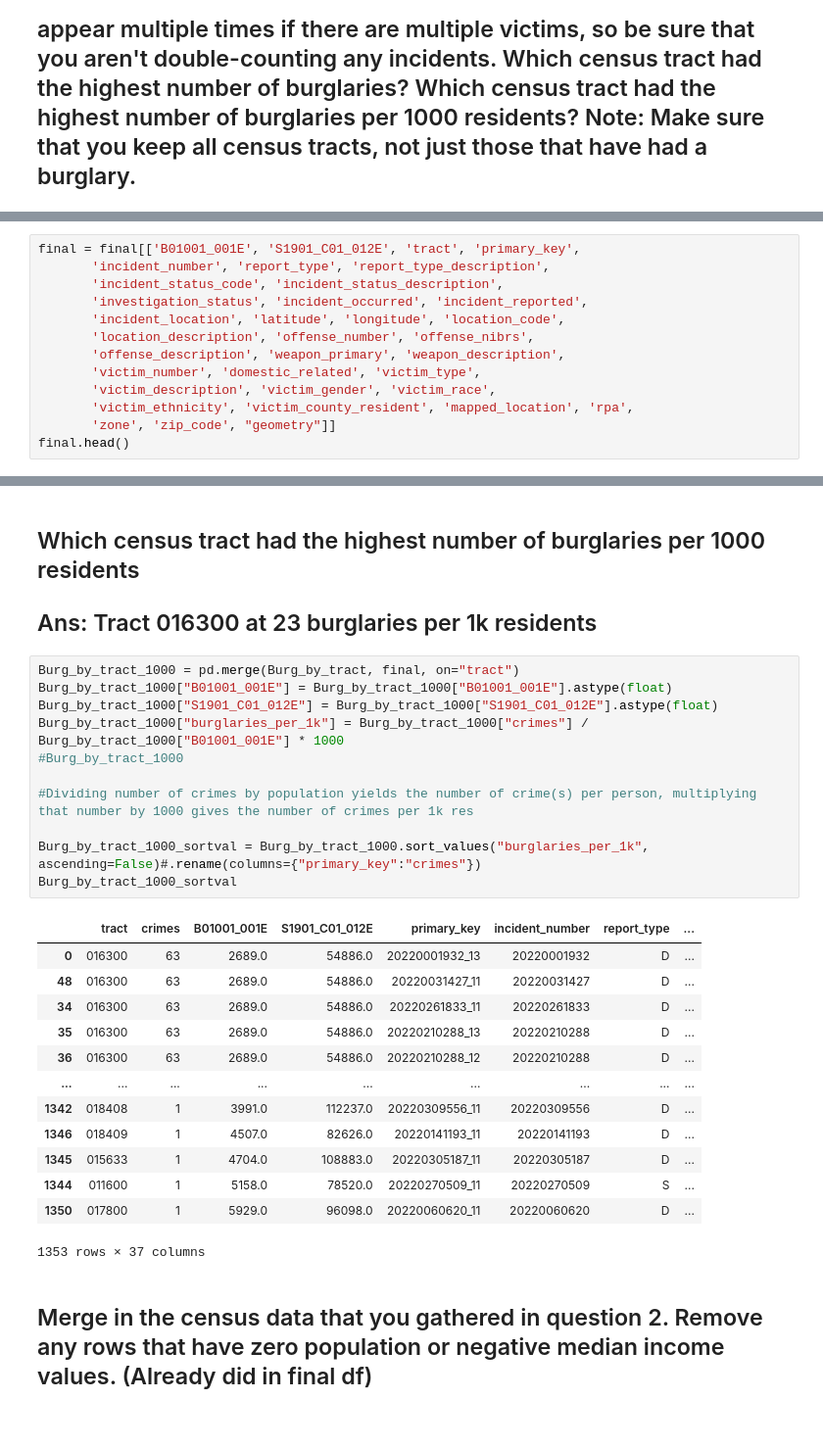
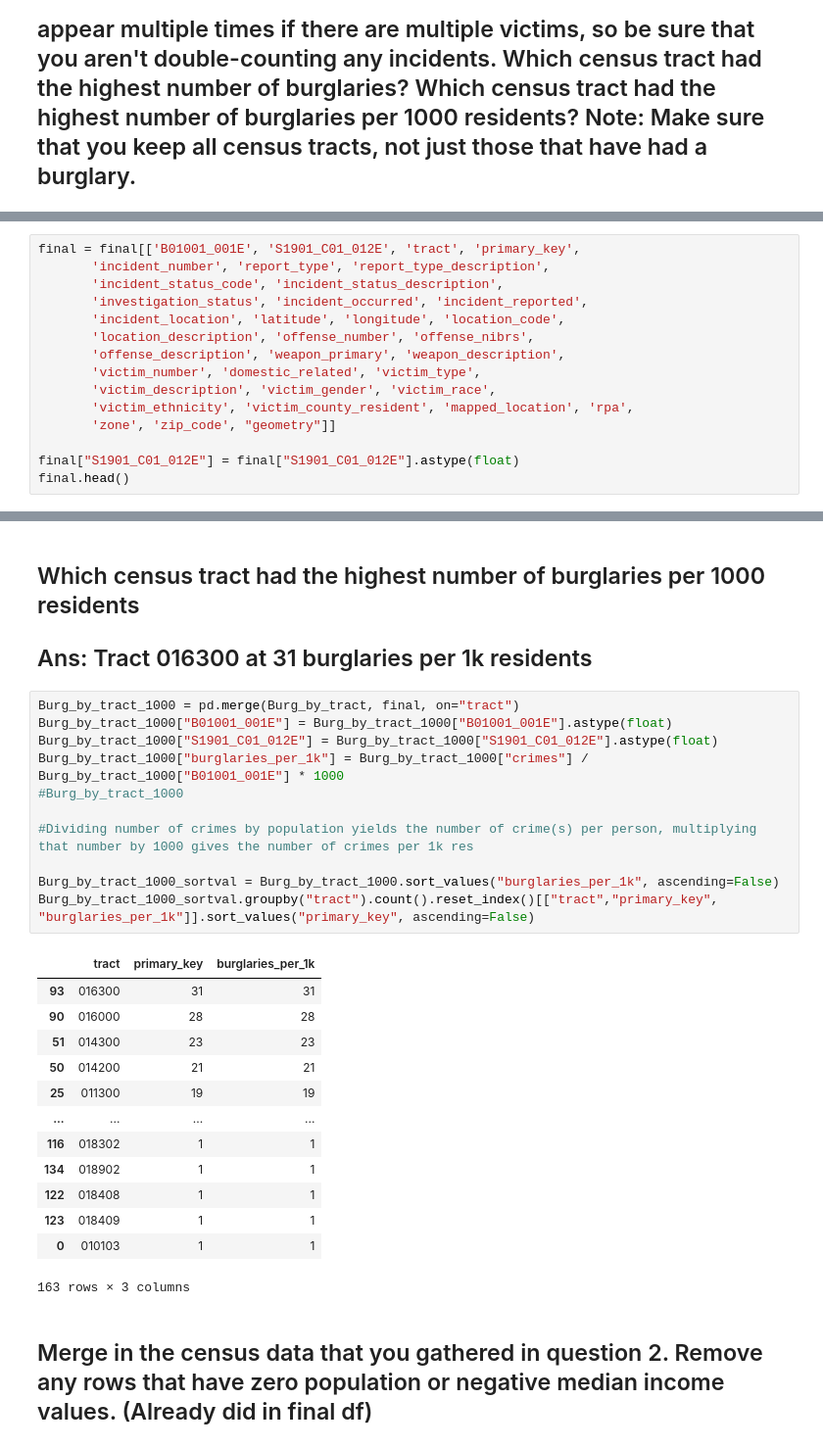
Before and after one commit to nss-data-science-cohort-6/api_project-twix, a Jupyter notebook: Bua_API_Project.ipynb, the cells around one changed output, grey strips where cells are left out. Shown at 98% size. Drawn from its saved outputs; the diff is of its cells as text.

```diff
--- a/Bua_API_Project.ipynb
+++ b/Bua_API_Project.ipynb
@@ -284,5 +284,7 @@ final = final[['B01001_001E', 'S1901_C01_012E', 'tract', 'primary_key',
        'victim_description', 'victim_gender', 'victim_race',
        'victim_ethnicity', 'victim_county_resident', 'mapped_location', 'rpa',
        'zone', 'zip_code', "geometry"]]
+
+final["S1901_C01_012E"] = final["S1901_C01_012E"].astype(float)
 final.head()
 # %% [output]
@@ -296,31 +303,31 @@ final.head()
 # %% [markdown]
 ## Which census tract had the highest number of burglaries per 1000 residents
 
-## Ans: Tract 016300 at 23 burglaries per 1k residents
+## Ans: Tract 016300 at 31 burglaries per 1k residents
 # %%
 Burg_by_tract_1000 = pd.merge(Burg_by_tract, final, on="tract")
 Burg_by_tract_1000["B01001_001E"] = Burg_by_tract_1000["B01001_001E"].astype(float)
 Burg_by_tract_1000["S1901_C01_012E"] = Burg_by_tract_1000["S1901_C01_012E"].astype(float)
 Burg_by_tract_1000["burglaries_per_1k"] = Burg_by_tract_1000["crimes"] / Burg_by_tract_1000["B01001_001E"] * 1000
 #Burg_by_tract_1000
 
 #Dividing number of crimes by population yields the number of crime(s) per person, multiplying that number by 1000 gives the number of crimes per 1k res
 
-Burg_by_tract_1000_sortval = Burg_by_tract_1000.sort_values("burglaries_per_1k", ascending=False)#.rename(columns={"primary_key":"crimes"})
-Burg_by_tract_1000_sortval
+Burg_by_tract_1000_sortval = Burg_by_tract_1000.sort_values("burglaries_per_1k", ascending=False)
+Burg_by_tract_1000_sortval.groupby("tract").count().reset_index()[["tract","primary_key", "burglaries_per_1k"]].sort_values("primary_key", ascending=False)
 # %% [output]
-|  | tract | crimes | B01001_001E | S1901_C01_012E | primary_key | incident_number | report_type | ... |
-| 0 | 016300 | 63 | 2689.0 | 54886.0 | 20220001932_13 | 20220001932 | D | ... |
-| 48 | 016300 | 63 | 2689.0 | 54886.0 | 20220031427_11 | 20220031427 | D | ... |
-| 34 | 016300 | 63 | 2689.0 | 54886.0 | 20220261833_11 | 20220261833 | D | ... |
-| 35 | 016300 | 63 | 2689.0 | 54886.0 | 20220210288_13 | 20220210288 | D | ... |
-| 36 | 016300 | 63 | 2689.0 | 54886.0 | 20220210288_12 | 20220210288 | D | ... |
-| ... | ... | ... | ... | ... | ... | ... | ... | ... |
-| 1342 | 018408 | 1 | 3991.0 | 112237.0 | 20220309556_11 | 20220309556 | D | ... |
-| 1346 | 018409 | 1 | 4507.0 | 82626.0 | 20220141193_11 | 20220141193 | D | ... |
-| 1345 | 015633 | 1 | 4704.0 | 108883.0 | 20220305187_11 | 20220305187 | D | ... |
-| 1344 | 011600 | 1 | 5158.0 | 78520.0 | 20220270509_11 | 20220270509 | S | ... |
-| 1350 | 017800 | 1 | 5929.0 | 96098.0 | 20220060620_11 | 20220060620 | D | ... |
+|  | tract | primary_key | burglaries_per_1k |
+| 93 | 016300 | 31 | 31 |
+| 90 | 016000 | 28 | 28 |
+| 51 | 014300 | 23 | 23 |
+| 50 | 014200 | 21 | 21 |
+| 25 | 011300 | 19 | 19 |
+| ... | ... | ... | ... |
+| 116 | 018302 | 1 | 1 |
+| 134 | 018902 | 1 | 1 |
+| 122 | 018408 | 1 | 1 |
+| 123 | 018409 | 1 | 1 |
+| 0 | 010103 | 1 | 1 |
-1353 rows × 37 columns
+163 rows × 3 columns
 # %% [markdown]
 ## Merge in the census data that you gathered in question 2. Remove any rows that have zero population or negative median income values. (Already did in final df)
```
Also changed, not shown: parts of 5 cells of this notebook.
